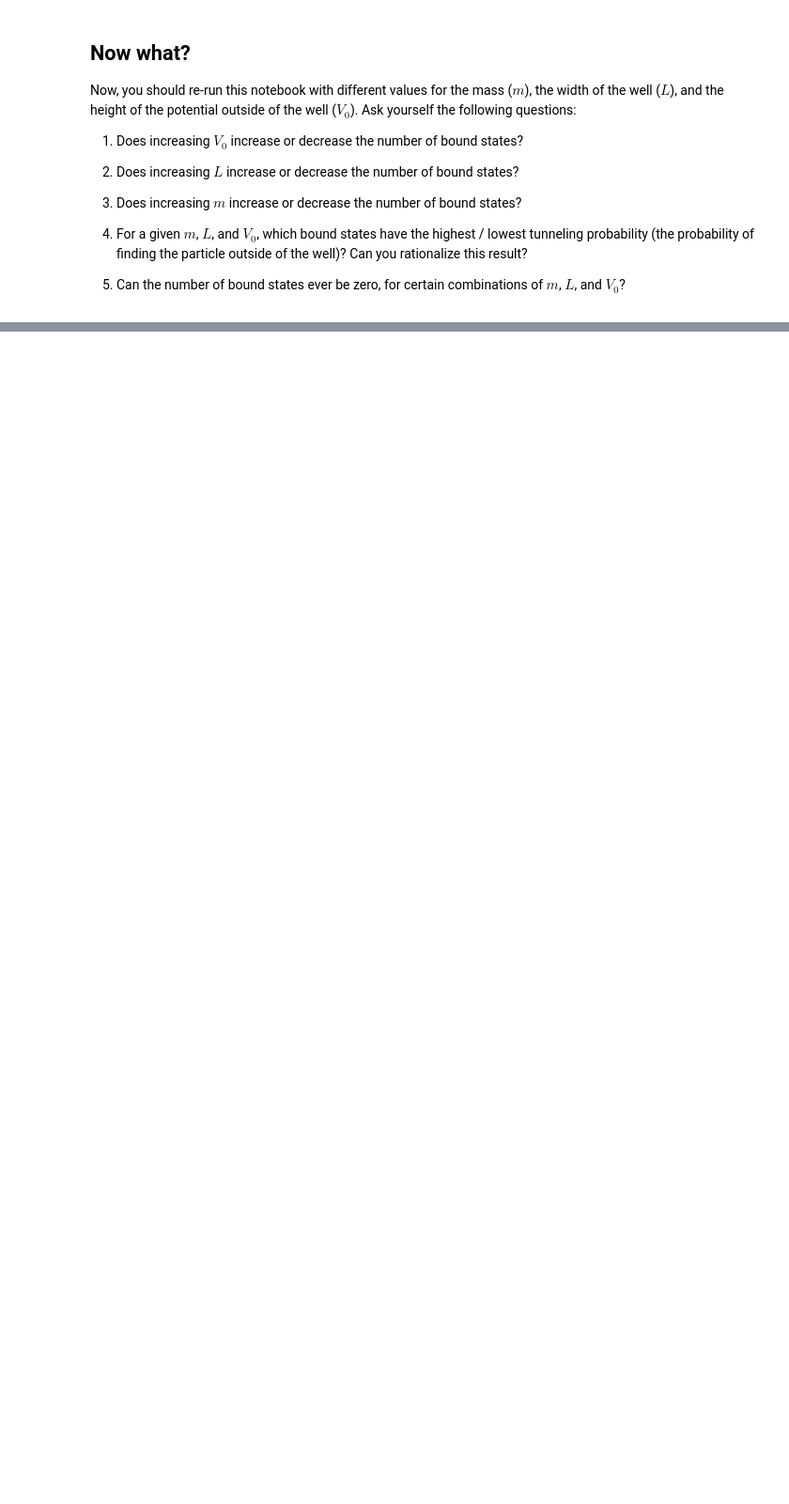
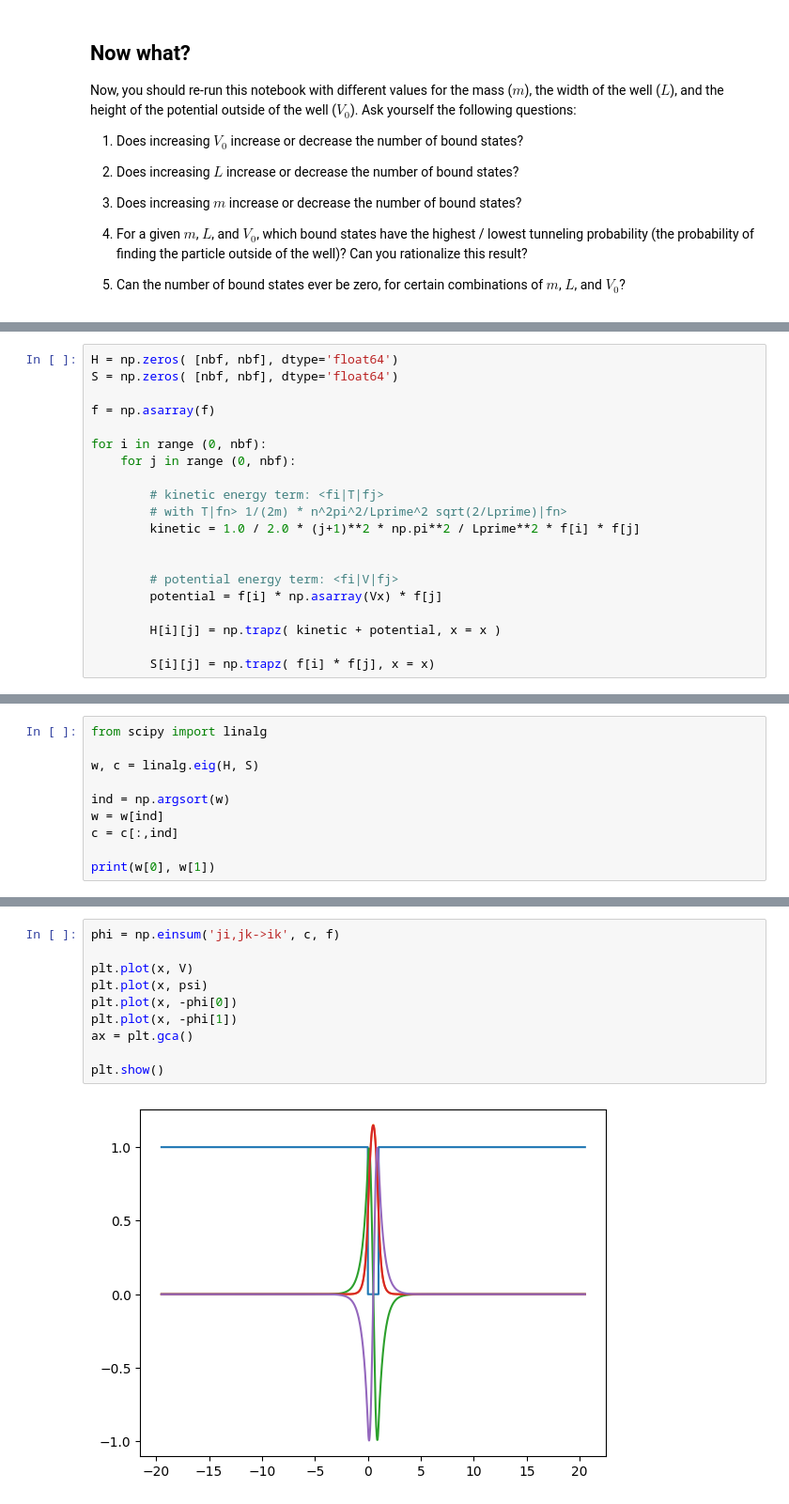
Before and after one commit to edeprince3/super_coding_fun_time, a Jupyter notebook: square_well_potential/square_well_potential.ipynb, the cells around one changed output, grey strips where cells are left out. Shown: that part at 94% size. Cells and saved outputs as stored; diff of their text form; blank space fills up the shorter version.

Commit message:
solves square well potential variationally

```diff
--- a/square_well_potential/square_well_potential.ipynb
+++ b/square_well_potential/square_well_potential.ipynb
@@ -287,0 +398,20 @@ Now, you should re-run this notebook with different values for the mass ($m$), t
+# %%
+H = np.zeros( [nbf, nbf], dtype='float64')
+S = np.zeros( [nbf, nbf], dtype='float64')
+
+f = np.asarray(f)
+
+for i in range (0, nbf):
+    for j in range (0, nbf):
+
+        # kinetic energy term: <fi|T|fj>
+        # with T|fn> 1/(2m) * n^2pi^2/Lprime^2 sqrt(2/Lprime)|fn>
+        kinetic = 1.0 / 2.0 * (j+1)**2 * np.pi**2 / Lprime**2 * f[i] * f[j]
+
+
+        # potential energy term: <fi|V|fj>
+        potential = f[i] * np.asarray(Vx) * f[j]
+
+        H[i][j] = np.trapz( kinetic + potential, x = x )
+
+        S[i][j] = np.trapz( f[i] * f[j], x = x)
@@ -287,0 +422,10 @@ Now, you should re-run this notebook with different values for the mass ($m$), t
+# %%
+from scipy import linalg
+
+w, c = linalg.eig(H, S)
+
+ind = np.argsort(w)
+w = w[ind]
+c = c[:,ind]
+
+print(w[0], w[1])
@@ -287,0 +440,12 @@ Now, you should re-run this notebook with different values for the mass ($m$), t
+# %%
+phi = np.einsum('ji,jk->ik', c, f)
+
+plt.plot(x, V)
+plt.plot(x, psi)
+plt.plot(x, -phi[0])
+plt.plot(x, -phi[1])
+ax = plt.gca()
+
+plt.show()
+# %% [output]
+[figure, added]
```
Also changed, not shown: parts of 10 cells of this notebook.
